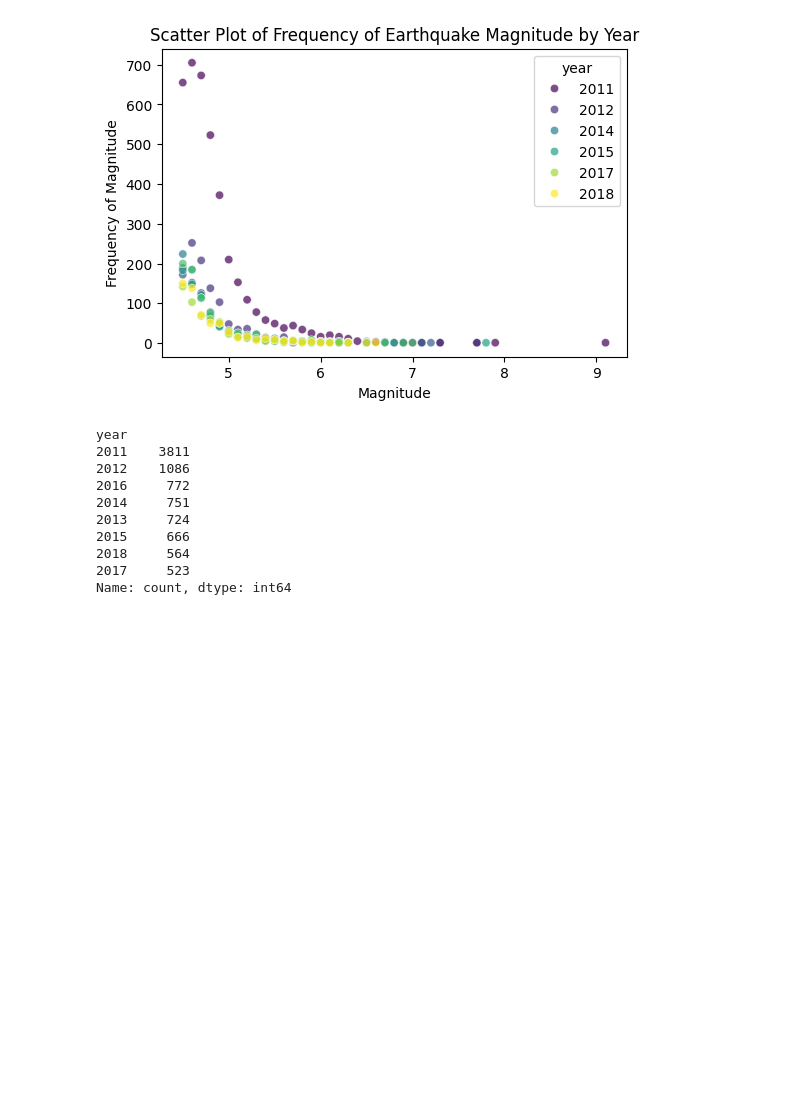
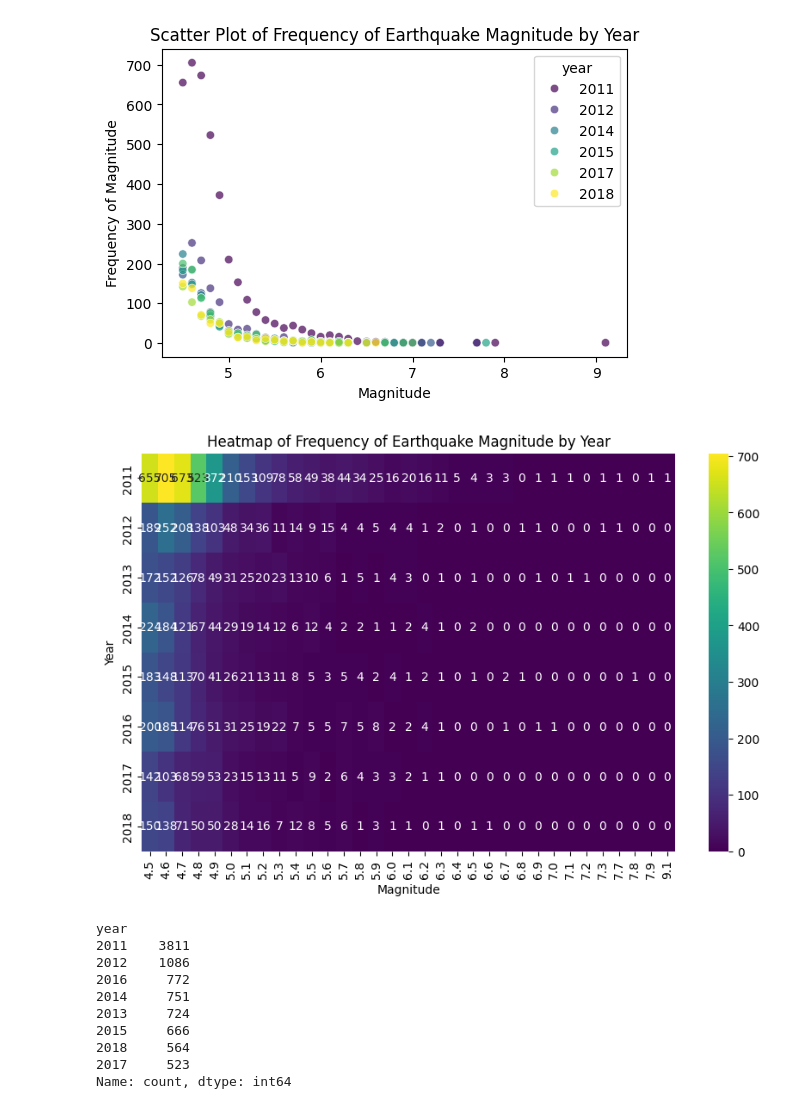
Before and after one commit to Twujira/TigistData110, a Jupyter notebook: Project2_Japanquake.ipynb, the cells around one changed output. Saved outputs shown, nothing was run; the diff lists cells and outputs as text; code cells hidden in the pictures; blank space fills up the shorter version.

```diff
--- a/Project2_Japanquake.ipynb
+++ b/Project2_Japanquake.ipynb
@@ -276,6 +283,37 @@ plt.ylabel('Frequency of Magnitude')
 plt.show()
 # %% [output]
 [figure]
+# %%
+import seaborn as sns
+import matplotlib.pyplot as plt
+
+# Assuming you have filtered_JapanQuakes DataFrame with columns:
+# 'latitude', 'longitude', 'magType', 'year', 'mag'
+
+# Group the data by year and magnitude, then calculate the frequency of each combination
+Quake_Group = filtered_JapanQuakes.groupby(['year', 'mag']).size().reset_index(name='frequency')
+
+# Pivot the data to create a grid for the heatmap
+Quake_Pivot = Quake_Group.pivot(index='year', columns='mag', values='frequency').fillna(0)
+
+# Create a heatmap to visualize the frequency of magnitudes by year
+plt.figure(figsize=(10, 6))
+sns.heatmap(
+    data=Quake_Pivot,
+    cmap='viridis',  # Choose a color palette
+    annot=True,  # Show the frequency values in the heatmap
+    fmt='g',  # Format the annotations as integers
+)
+
+# Set plot title and labels
+plt.title('Heatmap of Frequency of Earthquake Magnitude by Year')
+plt.xlabel('Magnitude')
+plt.ylabel('Year')
+
+# Display the heatmap
+plt.show()
+# %% [output]
+[figure, added]
 # %%
 year_counts = filtered_JapanQuakes['year'].value_counts()
 year_counts
```
Also changed, not shown: parts of 3 cells of this notebook.
